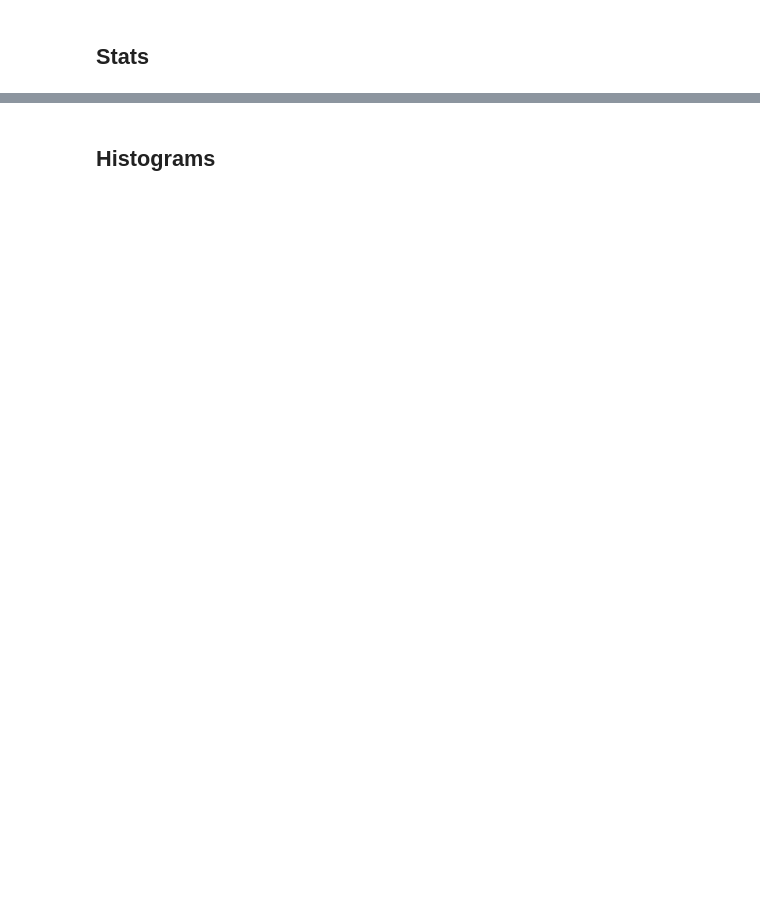
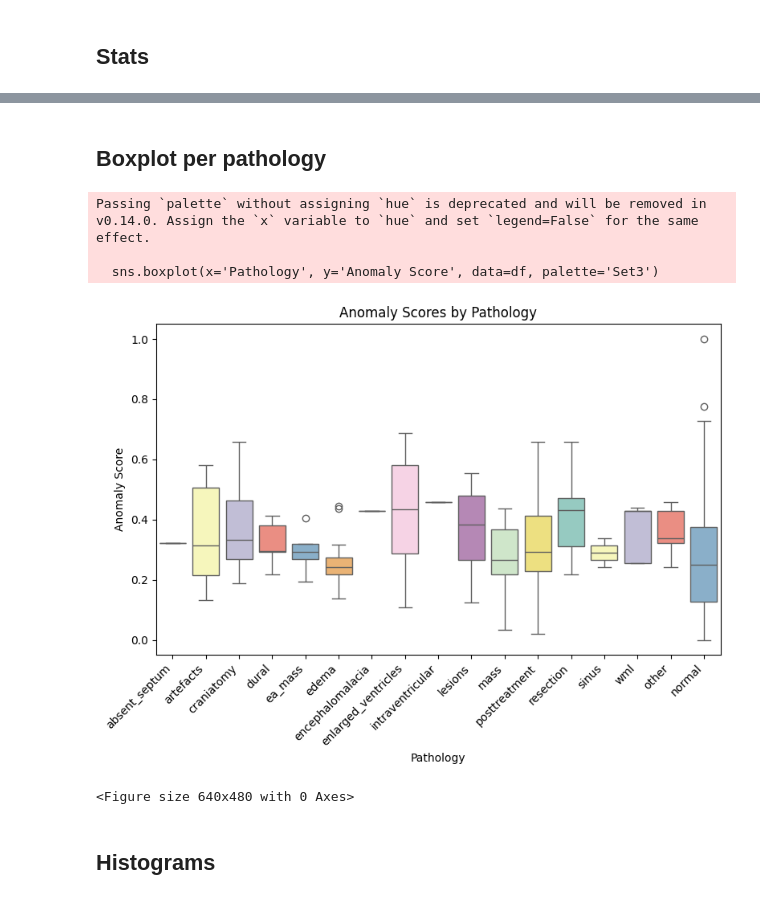
Before and after one commit to MarcelRosier/mad_seminar, a Jupyter notebook: run_eval.ipynb, the cells around one changed output, grey strips where cells are left out. Cells and saved outputs as stored; diff of their text form; code cells hidden in the pictures; blank space fills up the shorter version.

Commit message:
- boxplot

```diff
--- a/run_eval.ipynb
+++ b/run_eval.ipynb
@@ -175,3 +197,36 @@ evaluator.print_stats_table()
+# %% [markdown]
+## Boxplot per pathology
+# %%
+import pandas as pd
+import seaborn as sns
+
+
+data = []
+
+for label, scores in evaluator.label_score_dict.items():
+    for score in scores:
+        data.append((label, score))
+
+df = pd.DataFrame(data, columns=["Pathology", "Anomaly Score"])
+
+plt.figure(figsize=(8, 6))
+
+sns.boxplot(x='Pathology', y='Anomaly Score', data=df, palette='Set3')
+
+# Show the plot
+plt.title('Anomaly Scores by Pathology')
+
+plt.xticks(rotation=45, ha='right')  # Rotate x-axis labels for better readability
+plt.tight_layout()
+plt.show()
+
+plt.savefig("score_per_pathology_boxplot.png", dpi=600)
+# %% [output]
+Passing `palette` without assigning `hue` is deprecated and will be removed in v0.14.0. Assign the `x` variable to `hue` and set `legend=False` for the same effect.
+
+  sns.boxplot(x='Pathology', y='Anomaly Score', data=df, palette='Set3')
+[figure, added]
+<Figure size 640x480 with 0 Axes>
 # %%
 # train_evaluator.print_stats_table()
 # %% [markdown]
```
Also changed, not shown: parts of 19 cells of this notebook, 13 other files.
